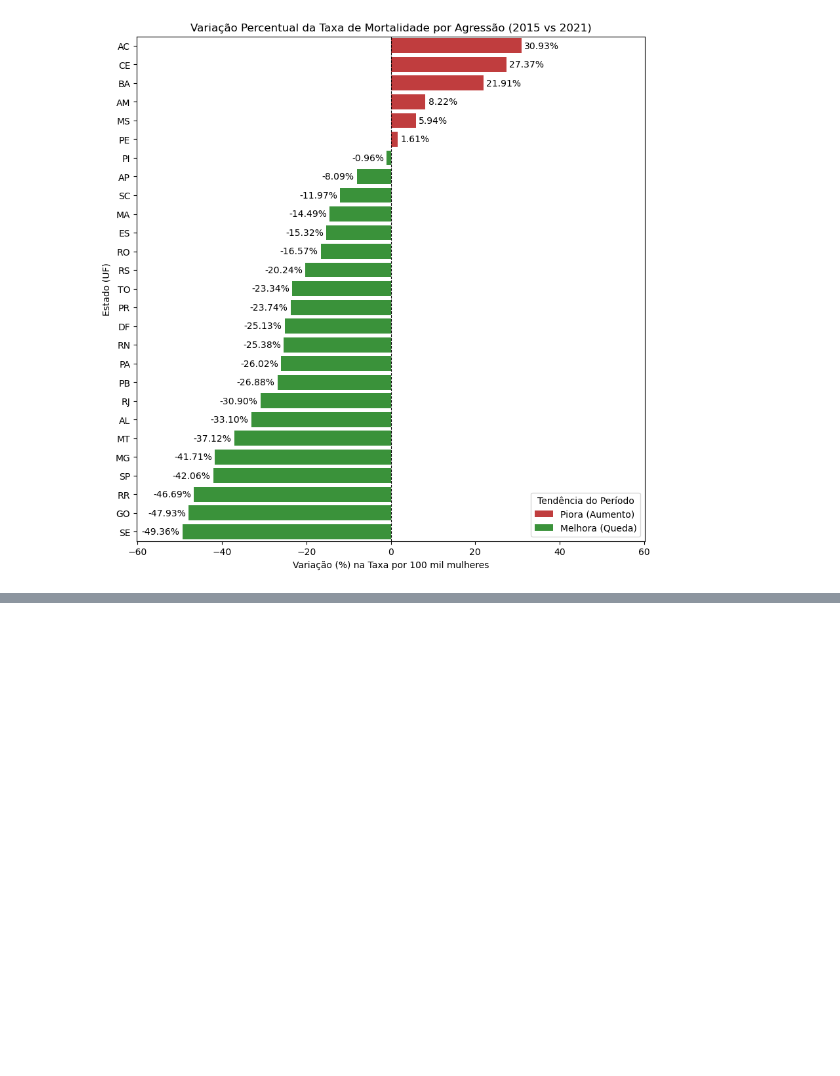
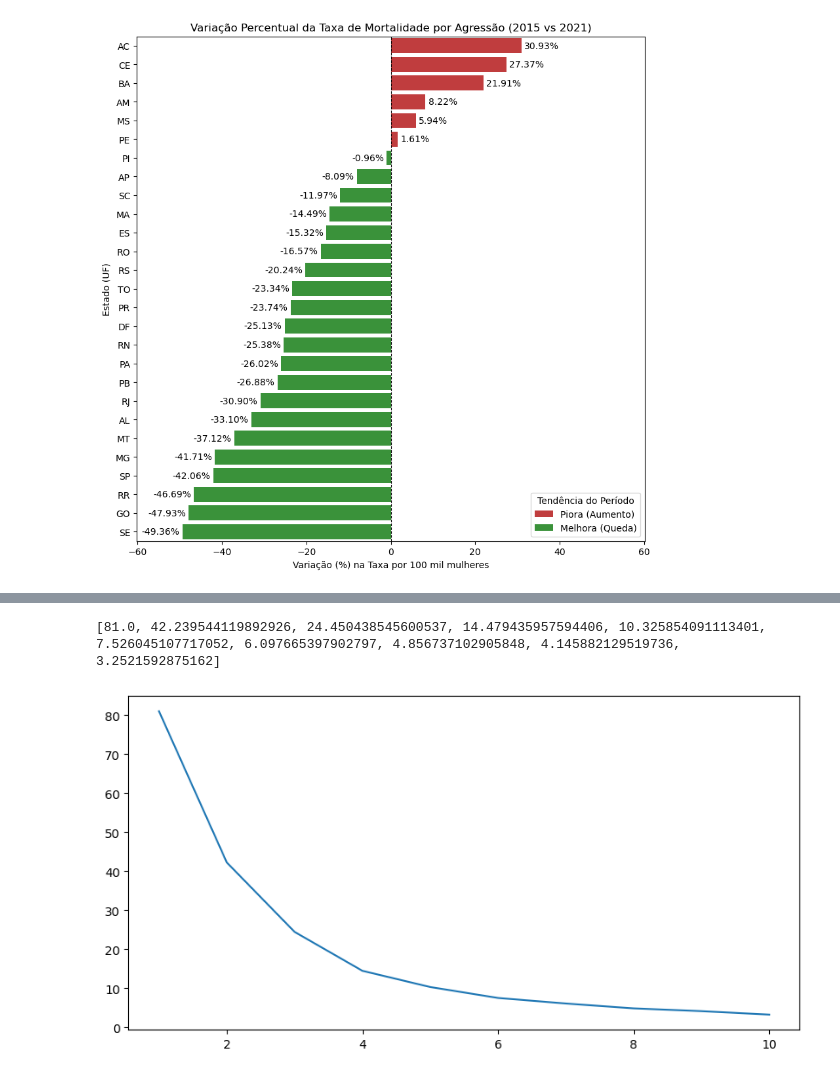
Before and after one commit to GustavoCyrilo/violencia_feminina_datasus, a Jupyter notebook: analise_mortalidade.ipynb, the cells around one changed output, grey strips where cells are left out. Saved outputs shown, nothing was run; the diff lists cells and outputs as text; code cells hidden in the pictures; blank space fills up the shorter version.

Commit message:
feat: adiciona clusterização K-Means e perfil por cluster

```diff
--- a/analise_mortalidade.ipynb
+++ b/analise_mortalidade.ipynb
@@ -277,0 +365,4 @@ plt.show()
+# %%
+df_ml = pd.merge(df_ml_base, ranking_estado_historico[["ESTADO", "TAXA_ESTADO"]], on="ESTADO")
+df_ml = df_ml.rename(columns={2015: "TAXA_2015", 2021: "TAXA_2021"})
+print(df_ml.head())
@@ -277,0 +376,3 @@ plt.show()
+# %%
+features = df_ml[["TAXA_ESTADO", "TAXA_2015", "TAXA_2021"]]
+print(features.head())
@@ -277,0 +386,4 @@ plt.show()
+# %%
+scaler = StandardScaler()
+features_scaled = scaler.fit_transform(features)
+print(features_scaled)
@@ -277,0 +408,20 @@ plt.show()
+# %%
+inertias = []
+for k in range(1, 11):
+     kmeans = KMeans(n_clusters=k, n_init=10)
+     kmeans.fit(features_scaled)
+     inertias.append(kmeans.inertia_)
+
+print(inertias)
+# %% [output]
+[81.0, 42.239544119892926, 24.450438545600537, 14.479435957594406, 10.325854091113401, 7.526045107717052, 6.097665397902797, 4.856737102905848, 4.145882129519736, 3.2521592875162]
+# %%
+fig, ax = plt.subplots(figsize=(10, 5))
+grafico_linha_kmeans = sns.lineplot(
+    x=range(1,11),
+    y=inertias,
+    ax=ax
+)
+plt.show()
+# %% [output]
+[figure, added]
```
Also changed, not shown: parts of 23 cells of this notebook.
